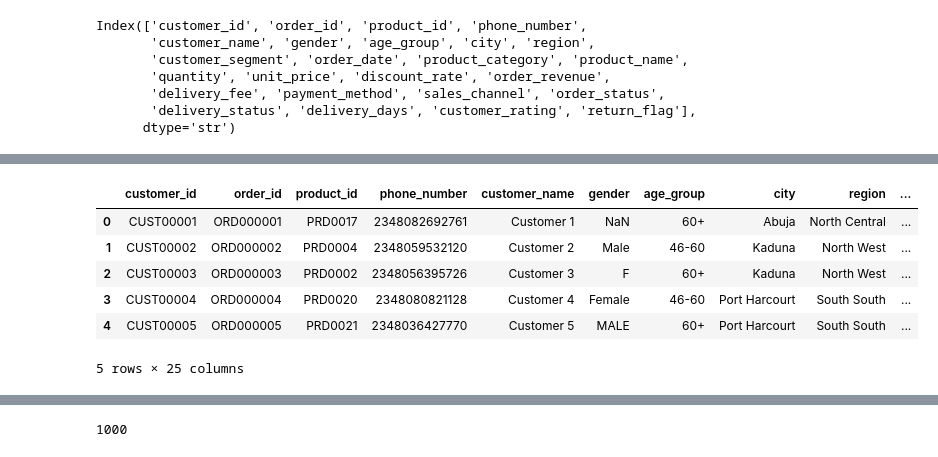
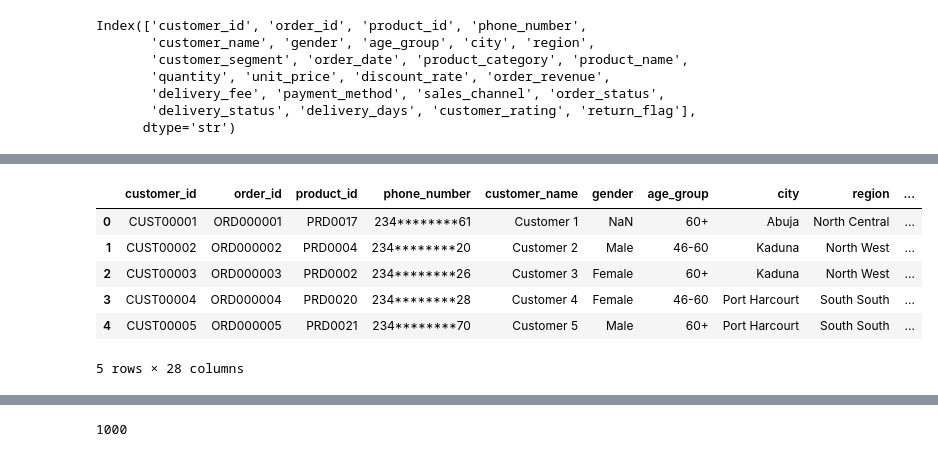
Before and after one commit to abiodunblossom/Urbannest_Analytics, a Jupyter notebook: urbannest_retail.ipynb, the cells around one changed output, grey strips where cells are left out. Drawn from its saved outputs; the diff is of its cells as text; code cells hidden in the pictures.

Commit message:
clean and transform data, create new columns: order_month, order_year, subtotal

```diff
--- a/urbannest_retail.ipynb
+++ b/urbannest_retail.ipynb
@@ -187 +193,21 @@ dtype: object
+# %%
+# Add order_year columns for analysis.
+urbannest_df_copy["order_year"] = urbannest_df_copy["order_date"].dt.year
+# %%
+
+# Rearrange columns to place order_month and order_year after order_date.
+columns = [
+    column
+    for column in urbannest_df_copy.columns
+    if column not in ("order_month", "order_year")
+]
+date_index = columns.index("order_date")
+columns[date_index + 1 : date_index + 1] = ["order_month", "order_year"]
+urbannest_df_copy = urbannest_df_copy[columns]
+# %%
+# Convert data types for date and phone number columns.
+urbannest_df_copy["phone_number"] = urbannest_df_copy["phone_number"].astype("string")
+# %%
+# Mask phone numbers to show only the first three and last two digits, replacing the middle digits with asterisks.
+urbannest_df_copy["phone_number"] = urbannest_df_copy["phone_number"].str.replace(r"^(\d{3})\d+(\d{2})$", lambda m: m.group(1) + "*" * (len(m.group(0)) - 5) + m.group(2), regex=True)
 # %%
@@ -229,10 +248,10 @@ Name: order_date, dtype: str
 # %%
-urbannest_df.head(5)
+urbannest_df_copy.head(5)
 # %% [output]
 |  | customer_id | order_id | product_id | phone_number | customer_name | gender | age_group | city | region | ... |
-| 0 | CUST00001 | ORD000001 | PRD0017 | 2348082692761 | Customer 1 | NaN | 60+ | Abuja | North Central | ... |
-| 1 | CUST00002 | ORD000002 | PRD0004 | 2348059532120 | Customer 2 | Male | 46-60 | Kaduna | North West | ... |
-| 2 | CUST00003 | ORD000003 | PRD0002 | 2348056395726 | Customer 3 | F | 60+ | Kaduna | North West | ... |
-| 3 | CUST00004 | ORD000004 | PRD0020 | 2348080821128 | Customer 4 | Female | 46-60 | Port Harcourt | South South | ... |
-| 4 | CUST00005 | ORD000005 | PRD0021 | 2348036427770 | Customer 5 | MALE | 60+ | Port Harcourt | South South | ... |
+| 0 | CUST00001 | ORD000001 | PRD0017 | 234********61 | Customer 1 | NaN | 60+ | Abuja | North Central | ... |
+| 1 | CUST00002 | ORD000002 | PRD0004 | 234********20 | Customer 2 | Male | 46-60 | Kaduna | North West | ... |
+| 2 | CUST00003 | ORD000003 | PRD0002 | 234********26 | Customer 3 | Female | 60+ | Kaduna | North West | ... |
+| 3 | CUST00004 | ORD000004 | PRD0020 | 234********28 | Customer 4 | Female | 46-60 | Port Harcourt | South South | ... |
+| 4 | CUST00005 | ORD000005 | PRD0021 | 234********70 | Customer 5 | Male | 60+ | Port Harcourt | South South | ... |
-5 rows × 25 columns
+5 rows × 28 columns
```
Also changed, not shown: parts of 30 cells of this notebook, 3 other files.
